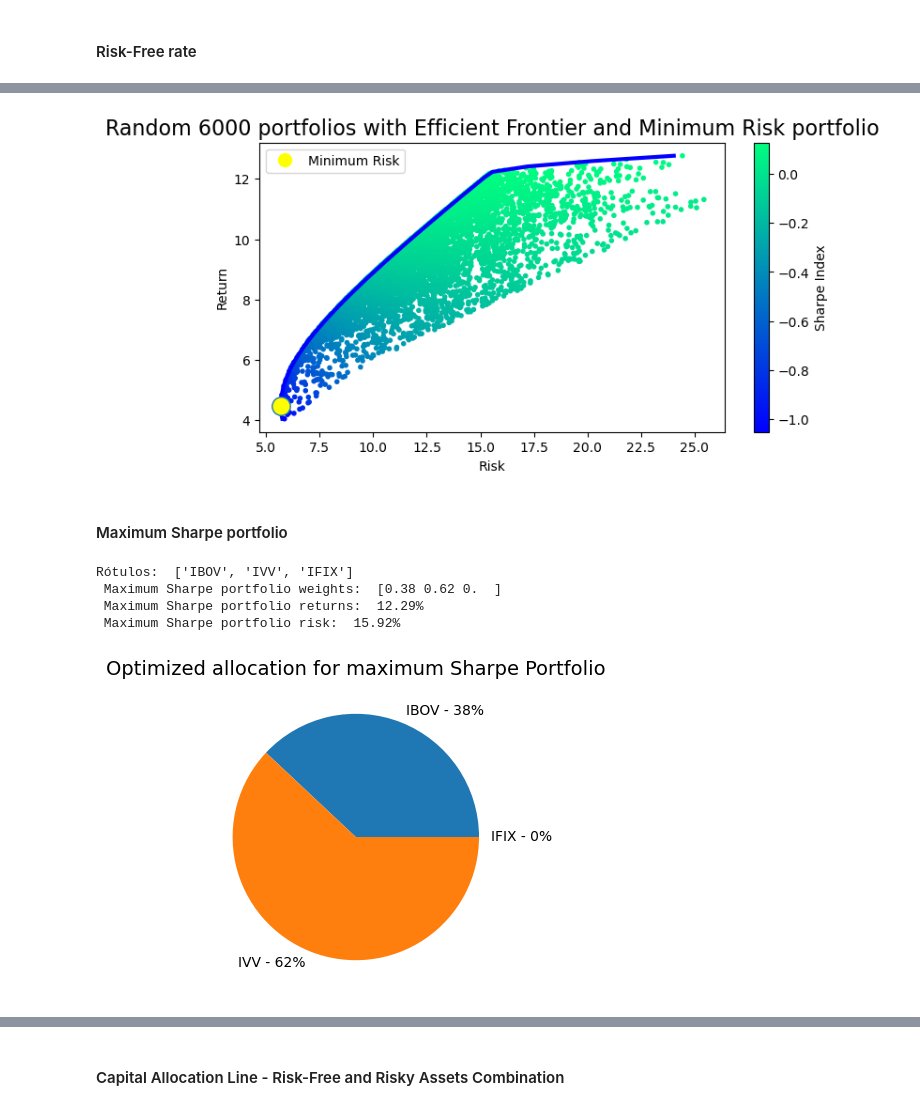
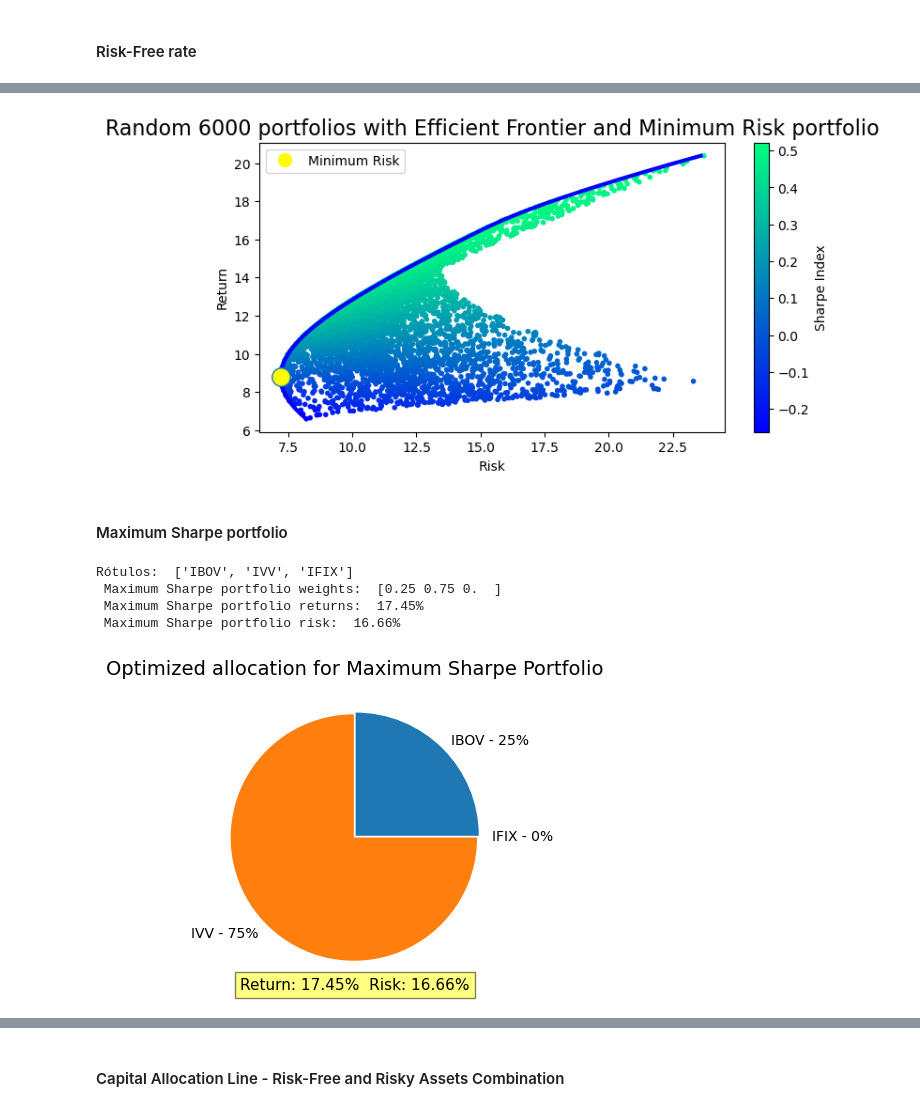
Before and after one commit to paulinhok14/Asset-Allocation, a Jupyter notebook: asset_allocation.ipynb, the cells around one changed output, grey strips where cells are left out. Drawn from its saved outputs; the diff is of its cells as text; code cells hidden in the pictures.

```diff
--- a/asset_allocation.ipynb
+++ b/asset_allocation.ipynb
@@ -21,7 +21,7 @@ warnings.filterwarnings('ignore')
 # IBOV, IVV (S&P500 + USD/BRL), IFIX, CDI, respectively.
 
 # Defining dates range
-start_date = '2004-01-01'
+start_date = '2013-01-01'
 end_date = '2023-10-20'
 start_date_br = datetime.strptime(start_date, '%Y-%m-%d').strftime('%d/%m/%Y')
 end_date_br = datetime.strptime(end_date, '%Y-%m-%d').strftime('%d/%m/%Y')
@@ -297,11 +307,10 @@ plt.colorbar(label='Sharpe Index')
 # Using mlines objects because matplotlib markers do not generate Legend
 yellow_circle = mlines.Line2D([], [], color='yellow', marker='o', linestyle='None',
                           markersize=10, label='Minimum Risk')
-
 plt.legend(handles=[yellow_circle])
 plt.show()
 # %% [output]
-[figure, old version]
+[figure, new version]
 # %% [markdown]
 #### Maximum Sharpe portfolio
 # %%
@@ -315,25 +324,33 @@ optimal_sharpe = sco.optimize.minimize(max_sharpe_func, weights_i, method='SLSQP
 # %%
 optimal_weight = optimal_sharpe['x'].round(2)
 optimal_ret = port_ret(optimal_sharpe['x'])
 optimal_vol = port_vol(optimal_sharpe['x'])
 
 print('Rótulos: ',columns_label, '\n',
      'Maximum Sharpe portfolio weights: ', optimal_weight, '\n',
      'Maximum Sharpe portfolio returns: ', '{:.2%}'.format(optimal_ret/100), '\n',
      'Maximum Sharpe portfolio risk: ', '{:.2%}'.format(optimal_vol/100))
 
+# Portfolio Info
+portfolio_info = (f"Return: {round(optimal_ret, 2)}%  Risk: {round(optimal_vol, 2)}%")
+
+# Little spacing between the 3 slices
+explode = (0.01, 0.01, 0.01)
+
 combined_list = [f'{label} - {weight*100:.0f}%' for label, weight in zip(columns_label, optimal_weight)]
 # Generating Pie Chart for suggested allocation
 plt.figure(figsize=(8,4))
-plt.pie(optimal_weight, labels=combined_list)
-plt.title('Optimized allocation for maximum Sharpe Portfolio', fontsize=14)
+plt.pie(optimal_weight, labels=combined_list, explode=explode)
+plt.title('Optimized allocation for Maximum Sharpe Portfolio', fontsize=14)
+plt.text(0, -1.2, portfolio_info, ha='center', va='center', fontsize=11,
+         bbox=dict(facecolor='yellow', alpha=0.5))
 plt.show()
 # %% [output]
 Rótulos:  ['IBOV', 'IVV', 'IFIX']
- Maximum Sharpe portfolio weights:  [0.38 0.62 0.  ]
- Maximum Sharpe portfolio returns:  12.29%
- Maximum Sharpe portfolio risk:  15.92%
+ Maximum Sharpe portfolio weights:  [0.25 0.75 0.  ]
+ Maximum Sharpe portfolio returns:  17.45%
+ Maximum Sharpe portfolio risk:  16.66%
-[figure, old version]
+[figure, new version]
 # %%
 # Efficient Frontier chart with Minimum Risk and Maximum Sharpe portfolio
 plt.figure(figsize=(8,4))
```
Also changed, not shown: parts of 18 cells of this notebook.
